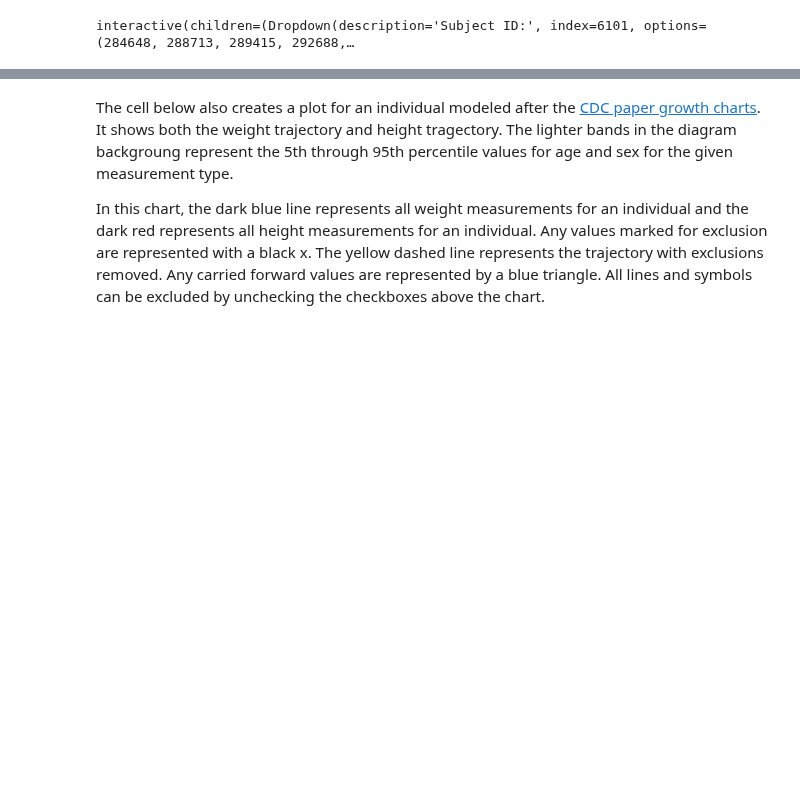
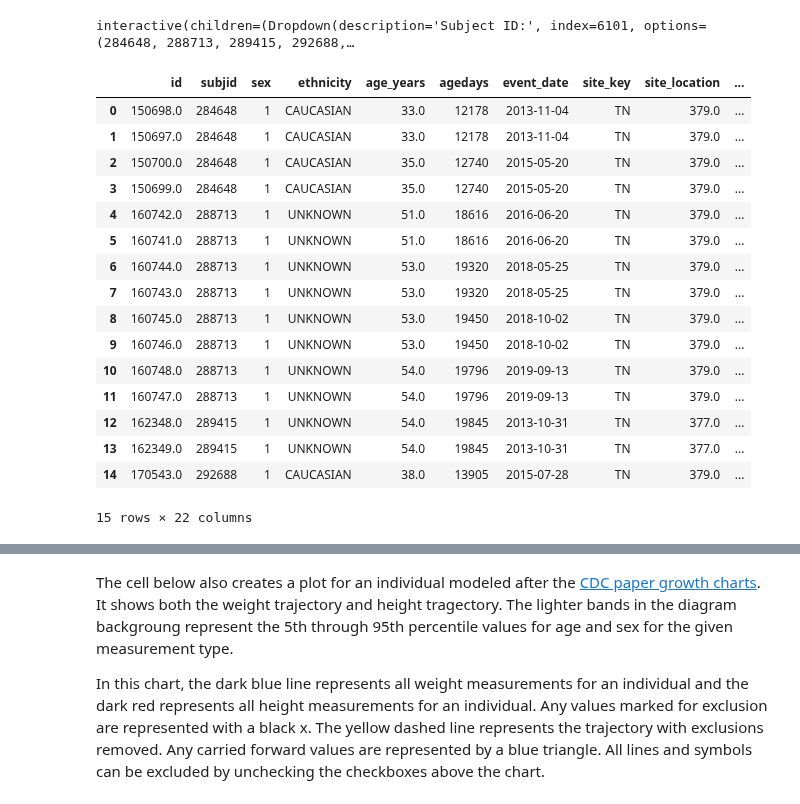
Before and after one commit to mitre/GrowthViz, a Jupyter notebook: GrowthViz.ipynb, the cells around one changed output, grey strips where cells are left out. Cells and saved outputs as stored; diff of their text form; code cells hidden in the pictures; blank space fills up the shorter version.

```diff
--- a/GrowthViz.ipynb
+++ b/GrowthViz.ipynb
@@ -313,4 +251,24 @@ interactive(charts.overlap_view, obs_df=fixed(obs_wbmi),
             wt_df=fixed(wt_percentiles), bmi_df=fixed(bmi_percentiles), ht_df=fixed(ht_percentiles))
 # %% [output]
 interactive(children=(Dropdown(description='Subject ID:', index=6101, options=(284648, 288713, 289415, 292688,…
+# %%
+obs_wbmi.head(15)
+# %% [output]
+|  | id | subjid | sex | ethnicity | age_years | agedays | event_date | site_key | site_location | ... |
+| 0 | 150698.0 | 284648 | 1 | CAUCASIAN | 33.0 | 12178 | 2013-11-04 | TN | 379.0 | ... |
+| 1 | 150697.0 | 284648 | 1 | CAUCASIAN | 33.0 | 12178 | 2013-11-04 | TN | 379.0 | ... |
+| 2 | 150700.0 | 284648 | 1 | CAUCASIAN | 35.0 | 12740 | 2015-05-20 | TN | 379.0 | ... |
+| 3 | 150699.0 | 284648 | 1 | CAUCASIAN | 35.0 | 12740 | 2015-05-20 | TN | 379.0 | ... |
+| 4 | 160742.0 | 288713 | 1 | UNKNOWN | 51.0 | 18616 | 2016-06-20 | TN | 379.0 | ... |
+| 5 | 160741.0 | 288713 | 1 | UNKNOWN | 51.0 | 18616 | 2016-06-20 | TN | 379.0 | ... |
+| 6 | 160744.0 | 288713 | 1 | UNKNOWN | 53.0 | 19320 | 2018-05-25 | TN | 379.0 | ... |
+| 7 | 160743.0 | 288713 | 1 | UNKNOWN | 53.0 | 19320 | 2018-05-25 | TN | 379.0 | ... |
+| 8 | 160745.0 | 288713 | 1 | UNKNOWN | 53.0 | 19450 | 2018-10-02 | TN | 379.0 | ... |
+| 9 | 160746.0 | 288713 | 1 | UNKNOWN | 53.0 | 19450 | 2018-10-02 | TN | 379.0 | ... |
+| 10 | 160748.0 | 288713 | 1 | UNKNOWN | 54.0 | 19796 | 2019-09-13 | TN | 379.0 | ... |
+| 11 | 160747.0 | 288713 | 1 | UNKNOWN | 54.0 | 19796 | 2019-09-13 | TN | 379.0 | ... |
+| 12 | 162348.0 | 289415 | 1 | UNKNOWN | 54.0 | 19845 | 2013-10-31 | TN | 377.0 | ... |
+| 13 | 162349.0 | 289415 | 1 | UNKNOWN | 54.0 | 19845 | 2013-10-31 | TN | 377.0 | ... |
+| 14 | 170543.0 | 292688 | 1 | CAUCASIAN | 38.0 | 13905 | 2015-07-28 | TN | 379.0 | ... |
+15 rows × 22 columns
 # %%
```
Also changed, not shown: parts of 16 cells of this notebook, 2 other files.
